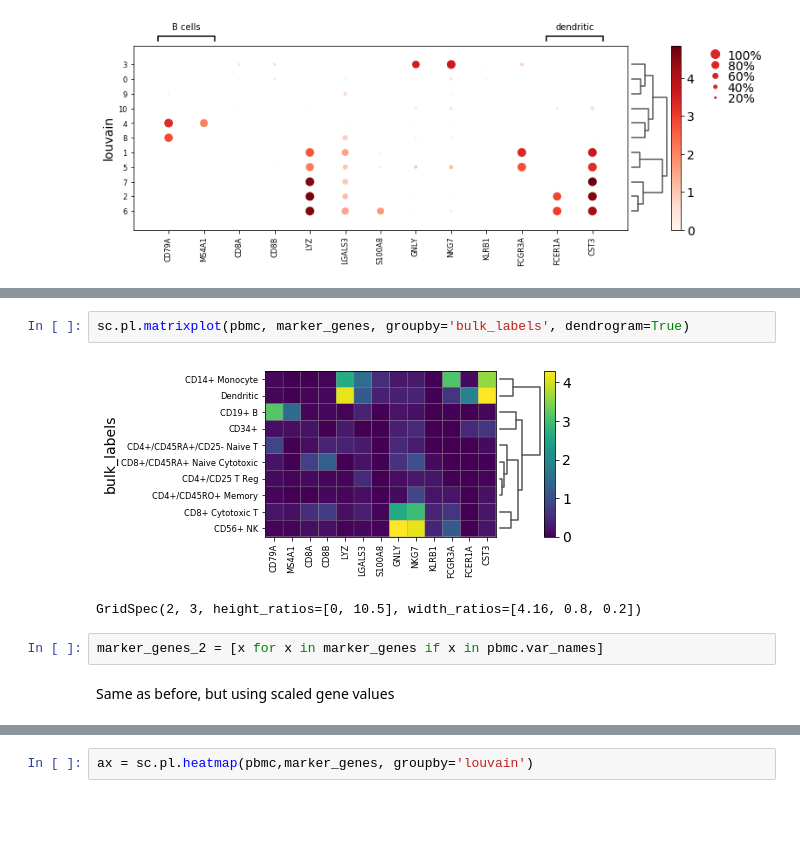
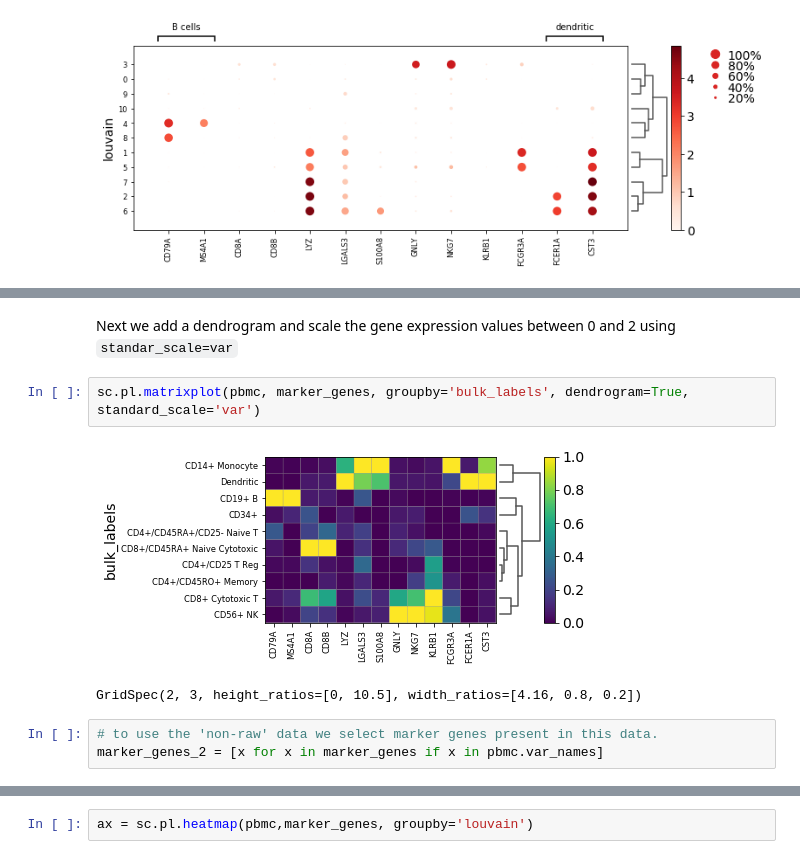
Before and after one commit to scverse/scanpy_usage, a Jupyter notebook: 181126_examples_visualizations/visualization_examples.ipynb, the cells around one changed output, grey strips where cells are left out. Cells and saved outputs as stored; diff of their text form; blank space fills up the shorter version.

```diff
--- a/181126_examples_visualizations/visualization_examples.ipynb
+++ b/181126_examples_visualizations/visualization_examples.ipynb
@@ -95,9 +121,10 @@ var_group_labels: B cells, dendritic
+# %% [markdown]
+Next we add a dendrogram and scale the gene expression values between 0 and 2 using `standar_scale=var`
 # %%
-sc.pl.matrixplot(pbmc, marker_genes, groupby='bulk_labels', dendrogram=True)
+sc.pl.matrixplot(pbmc, marker_genes, groupby='bulk_labels', dendrogram=True, standard_scale='var')
 # %% [output]
-[figure, old version]
+[figure, new version]
 GridSpec(2, 3, height_ratios=[0, 10.5], width_ratios=[4.16, 0.8, 0.2])
 # %%
+# to use the 'non-raw' data we select marker genes present in this data.
 marker_genes_2 = [x for x in marker_genes if x in pbmc.var_names]
-# %% [markdown]
-Same as before, but using scaled gene values
```
Also changed, not shown: parts of 67 cells of this notebook.
